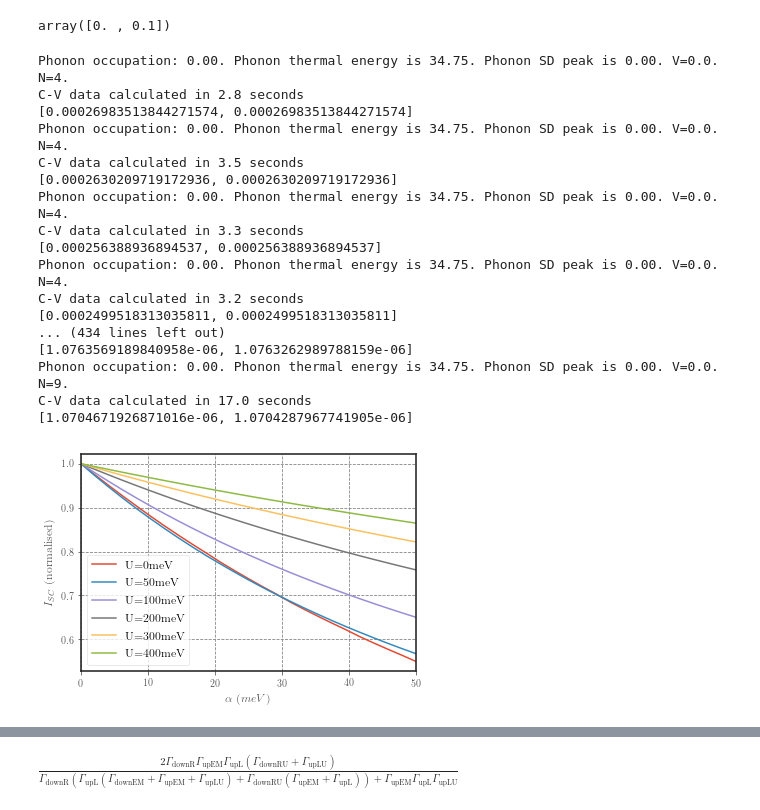
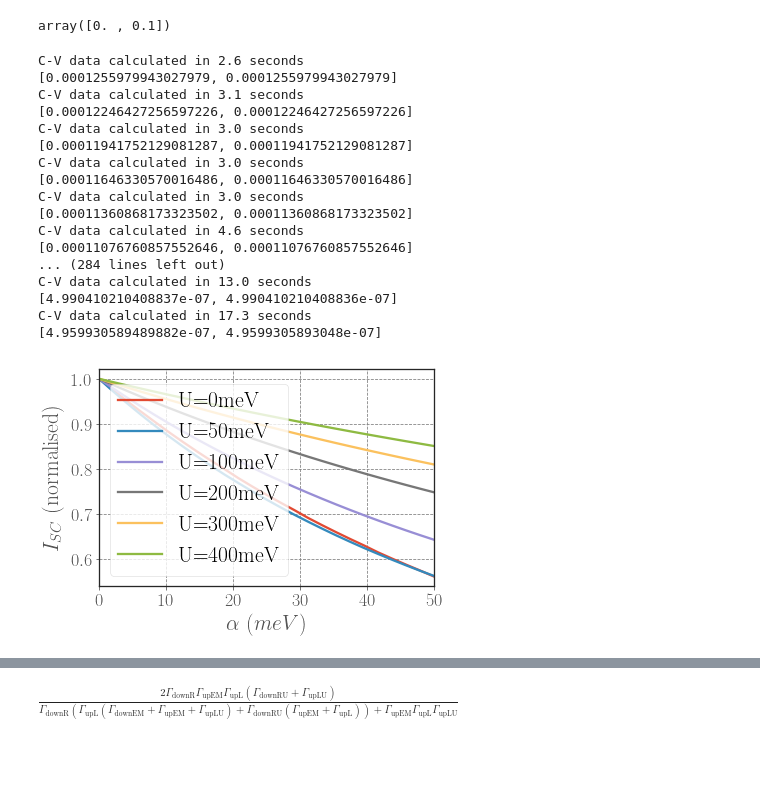
Before and after one commit to HenryMaguire/TLS-photocell-code, a Jupyter notebook: lead_nonadditivity_low_T.ipynb, the cells around one changed output, grey strips where cells are left out. Drawn from its saved outputs; the diff is of its cells as text; code cells hidden in the pictures; blank space fills up the shorter version.

Commit message:
I think I've made all the plots now. Just need to redraft, optimise and make a schematic.

```diff
--- a/lead_nonadditivity_low_T.ipynb
+++ b/lead_nonadditivity_low_T.ipynb
@@ -17,10 +17,38 @@ import matplotlib.pyplot as plt
 from style import *
 # %% [output]
 utils imported
+# %%
+plt.style.use('ggplot')
+plt.rcParams["axes.grid"] = True
+plt.rc('grid', linestyle="--", color='grey')
+plt.rcParams['grid.linestyle'] = "--"
+plt.rcParams["axes.edgecolor"] = "0.15"
+plt.rcParams["axes.linewidth"]  = 1.3
+plt.rcParams['lines.linewidth'] = 2.3
+plt.rcParams['axes.facecolor'] = 'white'
+plt.rcParams['font.size'] = 18
+plt.rcParams['legend.fontsize'] = 'large'
+plt.rcParams['figure.titlesize'] = 'medium'
+plt.rcParams['mathtext.fontset'] = 'stix'
+plt.rcParams['font.family'] = 'STIXGeneral'
+plt.rc('text', usetex=True)
+plt.rc('text.latex', preamble=r'\usepackage{amsmath} \usepackage{physics} ')
+colours = ['#1E90FF', '#3CB371', '#FFA500', '#FF0000']
 # %%
-PARAMS = PARAMS_setup(valence_energy=100e-3, binding_energy=0., radiative_lifetime=1, alpha_ph=0, mu=700e-3,
-                      bias_voltage=0, N=3, silent=False, T_C=300.)
 
-data_dict_ = populations_and_current_vs_voltage(PARAMS)
-plt.plot(data_dict_['bias_voltages'], np.array(data_dict_['current']), label=r'$\alpha=0meV$')
+
+def plot_underdamped(PARAMS):
+    omegas = np.linspace(0, 5*PARAMS['Omega_ph'], int(5*PARAMS['Omega_ph']))
+    Jvals = [J_underdamped(w, PARAMS['Gamma_ph'], PARAMS['Omega_ph'], alpha=PARAMS['alpha_ph']) for w in omegas]
+    #plt.figure()
+    plt.plot(omegas, Jvals)
+
+PARAMS = PARAMS_setup(valence_energy=300e-3, binding_energy=0., radiative_lifetime=1, alpha_ph=10e-3, mu=700e-3,
+                      bias_voltage=0, N=3, silent=False, T_C=300., Gamma_ph=10e-3, Omega_ph=50e-3)
+plot_underdamped(PARAMS)
+PARAMS = PARAMS_setup(valence_energy=300e-3, binding_energy=0., radiative_lifetime=1, alpha_ph=10e-3, mu=700e-3,
+                      bias_voltage=0, N=3, silent=False, T_C=300., Gamma_ph=10e-3, Omega_ph=120e-3)
+plot_underdamped(PARAMS)
+#data_dict_ = populations_and_current_vs_voltage(PARAMS)
+#plt.plot(data_dict_['bias_voltages'], np.array(data_dict_['current']), label=r'$\alpha=0meV$')
 # %% [output]
@@ -57,49 +86,49 @@ array([0. , 0.1])
 # %%
 def short_current_from_dict(dd):
     # assumes that V=0 at element 0
     return dd['current'][0]
 
 def calculate_current_slope(binding_energies, alpha_values, lead_SD='Lorentzian'):
     data = []
     for BE in binding_energies: #[0., 0.025, 0.05, 0.075, 0.1, 0.2]:
         I_SC = []
         N_values = [int(n) for n in np.linspace(4,9,len(alpha_values))]
         for N, alpha in zip(N_values, alpha_values):
-            PARAMS = PARAMS_setup(valence_energy=100e-3, binding_energy=BE, radiative_lifetime=1,
+            PARAMS = PARAMS_setup(valence_energy=300e-3, binding_energy=BE, radiative_lifetime=1,
                                   alpha_ph=alpha, mu=700e-3,
-                                  bias_voltage=0, N=N, silent=True, T_C=50., lead_SD=lead_SD)
+                                  bias_voltage=0, N=N, silent=True, T_C=50., lead_SD=lead_SD, Omega_ph=50e-3)
             data_dict = populations_and_current_vs_voltage(PARAMS, x_range=[0.1,0.3],num_voltages=1)
             print(data_dict['current'])
             I_SC.append(short_current_from_dict(data_dict))
         data.append(np.array(I_SC))
         plt.plot(alpha_values*1000, np.array(I_SC)/I_SC[0], label='U={}meV'.format(int(BE*1000)))
         plt.xlim(alpha_values[0]*1000, alpha_values[-1]*1000)
     plt.legend()
     return np.array(data)
 
 
 binding_energies = [0, 0.05, 0.1, 0.2, 0.3, 0.4] #np.linspace(0.0, 0.5, 6)
 alpha_values = np.linspace(0, 50e-3, 25) #[0, 10e-3, 20e-3, 30e-3]
 data_77 = calculate_current_slope(binding_energies, alpha_values, lead_SD='Lorentzian')
 plt.xlabel(r'$\alpha$ $(meV)$')
 plt.ylabel(r'$I_{SC}$ (normalised)')
 plt.savefig("Isc_slope_lowT.pdf")
 # %% [output]
-Phonon occupation: 0.00. Phonon thermal energy is 34.75. Phonon SD peak is 0.00. V=0.0. N=4.
-C-V data calculated in 2.8 seconds
-[0.00026983513844271574, 0.00026983513844271574]
-Phonon occupation: 0.00. Phonon thermal energy is 34.75. Phonon SD peak is 0.00. V=0.0. N=4.
-C-V data calculated in 3.5 seconds
-[0.0002630209719172936, 0.0002630209719172936]
-Phonon occupation: 0.00. Phonon thermal energy is 34.75. Phonon SD peak is 0.00. V=0.0. N=4.
-C-V data calculated in 3.3 seconds
-[0.000256388936894537, 0.000256388936894537]
-Phonon occupation: 0.00. Phonon thermal energy is 34.75. Phonon SD peak is 0.00. V=0.0. N=4.
-C-V data calculated in 3.2 seconds
-[0.0002499518313035811, 0.0002499518313035811]
-... (434 lines left out)
-[1.0763569189840958e-06, 1.0763262989788159e-06]
-Phonon occupation: 0.00. Phonon thermal energy is 34.75. Phonon SD peak is 0.00. V=0.0. N=9.
-C-V data calculated in 17.0 seconds
-[1.0704671926871016e-06, 1.0704287967741905e-06]
+C-V data calculated in 2.6 seconds
+[0.0001255979943027979, 0.0001255979943027979]
+C-V data calculated in 3.1 seconds
+[0.00012246427256597226, 0.00012246427256597226]
+C-V data calculated in 3.0 seconds
+[0.00011941752129081287, 0.00011941752129081287]
+C-V data calculated in 3.0 seconds
+[0.00011646330570016486, 0.00011646330570016486]
+C-V data calculated in 3.0 seconds
+[0.00011360868173323502, 0.00011360868173323502]
+C-V data calculated in 4.6 seconds
+[0.00011076760857552646, 0.00011076760857552646]
+... (284 lines left out)
+C-V data calculated in 13.0 seconds
+[4.990410210408837e-07, 4.990410210408836e-07]
+C-V data calculated in 17.3 seconds
+[4.959930589489882e-07, 4.9599305893048e-07]
-[figure, old version]
+[figure, new version]
```
Also changed, not shown: parts of 3 cells of this notebook, 37 other files.
